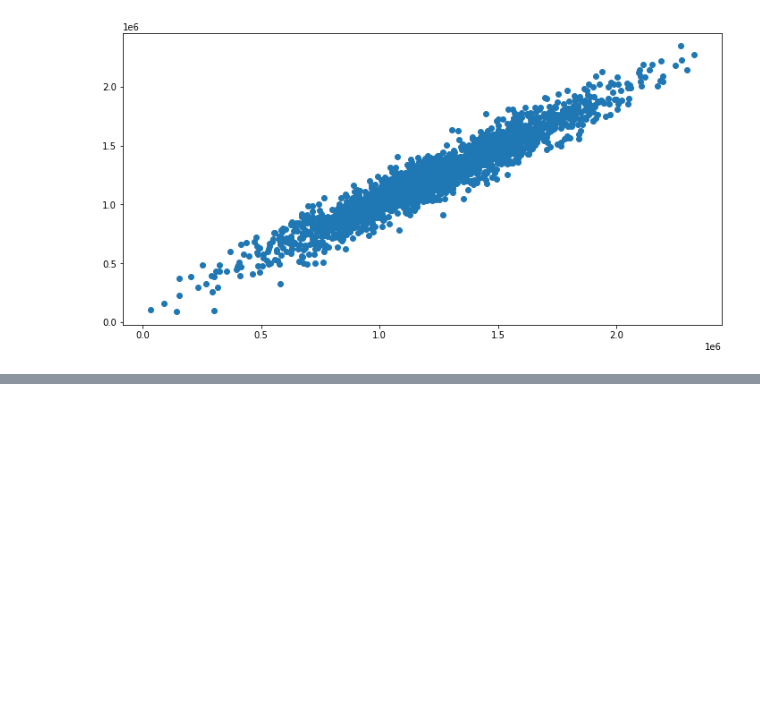
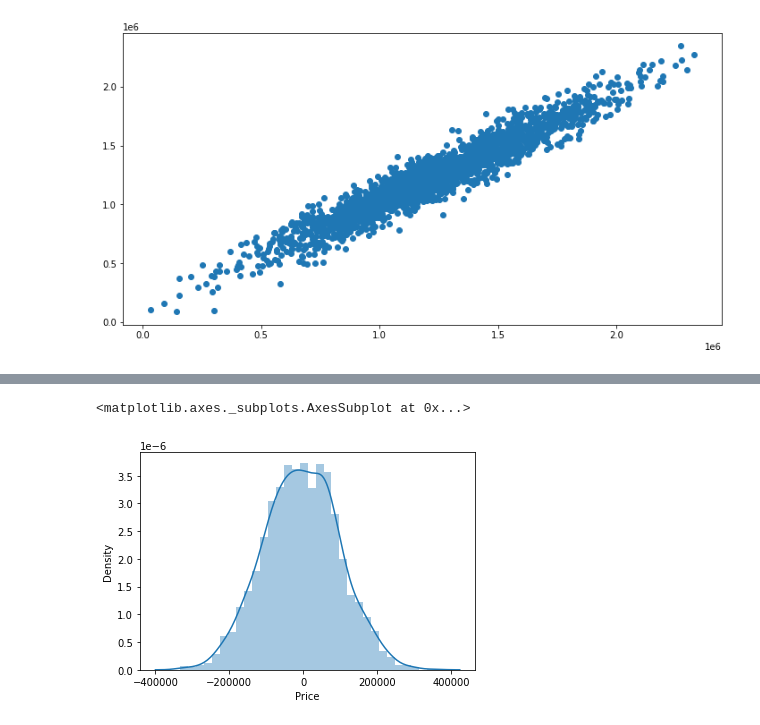
Before and after one commit to alexapruiz/Projetos, a Jupyter notebook: Regressão_Linear.ipynb, the cells around one changed output, grey strips where cells are left out. Saved outputs shown, nothing was run; the diff lists cells and outputs as text; code cells hidden in the pictures; blank space fills up the shorter version.

```diff
--- a/Regressão_Linear.ipynb
+++ b/Regressão_Linear.ipynb
@@ -74,0 +80,5 @@ plt.scatter(Y_Test, predict)
+# %%
+sns.distplot(Y_Test-predict)
+# %% [output]
+<matplotlib.axes._subplots.AxesSubplot at 0x...>
+[figure, added]
```
Also changed, not shown: parts of 1 cell of this notebook.
